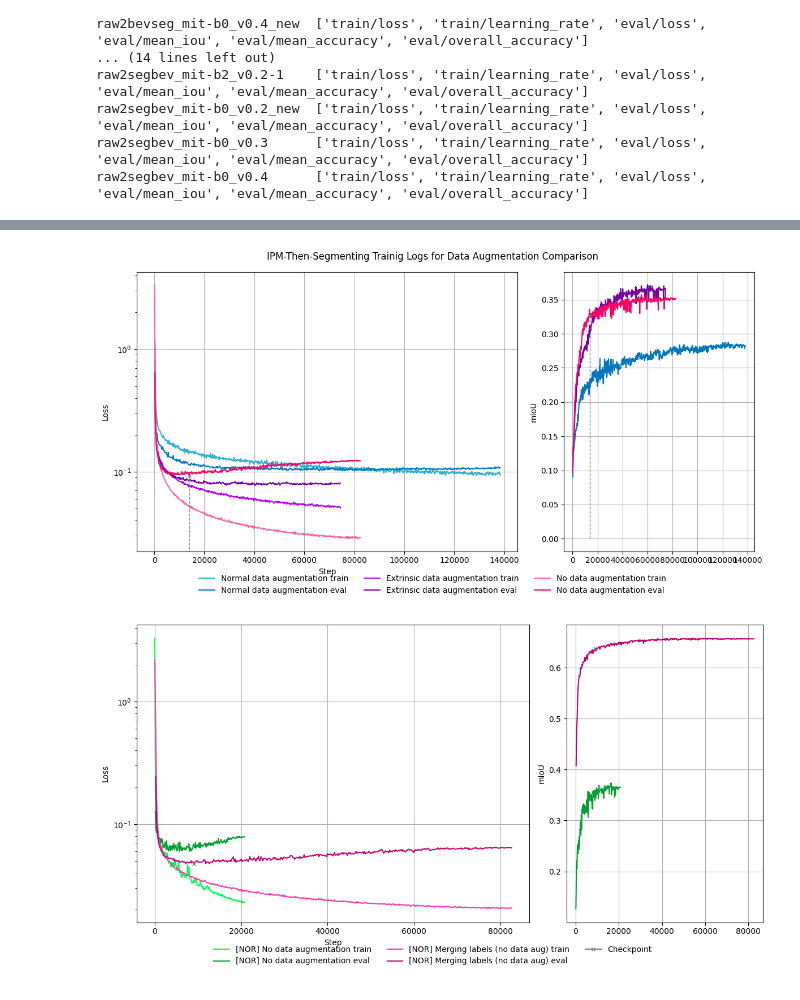
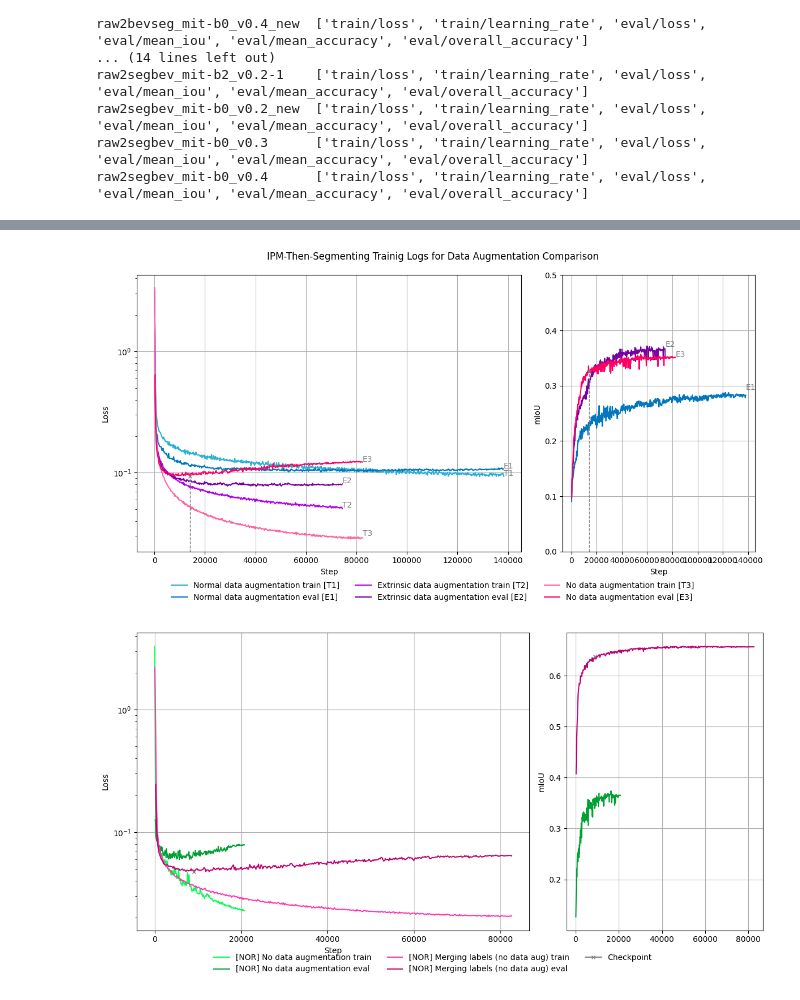
Before and after one commit to alanglk/BEV2Seg_2, a Jupyter notebook: notebooks/tensorboard_logs.ipynb, the cells around one changed output, grey strips where cells are left out. Saved outputs shown, nothing was run; the diff lists cells and outputs as text; code cells hidden in the pictures.

```diff
--- a/notebooks/tensorboard_logs.ipynb
+++ b/notebooks/tensorboard_logs.ipynb
@@ -163,11 +196,11 @@ raw2segbev_mit-b0_v0.3      ['train/loss', 'train/learning_rate', 'eval/loss', '
 raw2segbev_mit-b0_v0.4      ['train/loss', 'train/learning_rate', 'eval/loss', 'eval/mean_iou', 'eval/mean_accuracy', 'eval/overall_accuracy']
 # %%
 # WITHOUT DATA AUGMENTATION
-fig, axes = plt.subplots(1, 2, sharex=True, sharey=False, figsize=(12, 6),gridspec_kw={'width_ratios': [2, 1]} )
-plot_train_vs_eval_loss(bev_logs, "raw2bevseg_mit-b0_v0.4_new", label_name="IPM-Then-Segmenting MiT-B0", checkpoint=14000, max_step=20700, colors = (COLOR_PALETTE[1], COLOR_PALETTE[0]), ax=axes[0])
-plot_train_vs_eval_loss(nu_logs, "raw2segbev_mit-b0_v0.2_new", label_name="Segmenting-Then-IPM MiT-B0", checkpoint=11800, max_step=20700, colors = (COLOR_PALETTE[7], COLOR_PALETTE[6]), ax=axes[0])
-plot_mIoU(bev_logs, "raw2bevseg_mit-b0_v0.4_new", label_name="IPM-Then-Segmenting MiT-B0", checkpoint=14000, max_step=20700, color = COLOR_PALETTE[0], ax=axes[1])
-plot_mIoU(nu_logs, "raw2segbev_mit-b0_v0.2_new", label_name="Segmenting-Then-IPM MiT-B0", checkpoint=11800, max_step=20700, color = COLOR_PALETTE[6], ax=axes[1])
+fig, axes = plt.subplots(1, 2, sharex=False, sharey=False, figsize=(12, 6),gridspec_kw={'width_ratios': [2, 1]} )
+plot_train_vs_eval_loss(bev_logs, "raw2bevseg_mit-b0_v0.4_new", label_name="IPM-Then-Segmenting MiT-B0", checkpoint=14000, max_step=20700, colors = (COLOR_PALETTE[1], COLOR_PALETTE[0]), graph_labels=["T1", "E1"], ax=axes[0])
+plot_train_vs_eval_loss(nu_logs, "raw2segbev_mit-b0_v0.2_new", label_name="Segmenting-Then-IPM MiT-B0", checkpoint=11800, max_step=20700, colors = (COLOR_PALETTE[7], COLOR_PALETTE[6]), graph_labels=["T2", "E2"], ax=axes[0])
+plot_mIoU(bev_logs, "raw2bevseg_mit-b0_v0.4_new", label_name="IPM-Then-Segmenting MiT-B0", checkpoint=14000, max_step=20700, color = COLOR_PALETTE[0], graph_label="E1", ax=axes[1])
+plot_mIoU(nu_logs, "raw2segbev_mit-b0_v0.2_new", label_name="Segmenting-Then-IPM MiT-B0", checkpoint=11800, max_step=20700, color = COLOR_PALETTE[6], graph_label="E2", ax=axes[1])
 
 handles, labels = axes[0].get_legend_handles_labels()
 fig.legend(handles, labels,loc='lower center',ncol=4,bbox_to_anchor=(0.5, -0.05),frameon=False)
@@ -177,8 +210,11 @@ axes[0].set_ylabel("Loss")
 axes[0].set_yscale('log')
 axes[0].grid(True)
 
+axes[1].set_xlabel("Step")
 axes[1].set_ylabel("mIoU")
+axes[1].set_ylim((0.0, 0.5))
 axes[1].grid(True)
+
 
 plt.suptitle("BEV2Seg_2 Training Logs Comparison")
 plt.tight_layout()
@@ -212,30 +250,32 @@ plt.show()
 # %%
 # [BEV] DATA AUG COMP
 fig, axes = plt.subplots(1, 2, sharex=True, sharey=False, figsize=(12, 6),gridspec_kw={'width_ratios': [2, 1]} )
 
-plot_train_vs_eval_loss(bev_logs, "raw2bevseg_mit-b0_v0.6", label_name="Normal data augmentation", colors = [COLOR_PALETTE[3], COLOR_PALETTE[2]], ax=axes[0])
-plot_mIoU(bev_logs, "raw2bevseg_mit-b0_v0.6", label_name="Normal data augmentation", color = COLOR_PALETTE[2], ax=axes[1])
-plot_train_vs_eval_loss(bev_logs, "raw2bevseg_mit-b0_v0.5_new", label_name="Extrinsic data augmentation", colors = [COLOR_PALETTE[5], COLOR_PALETTE[4]], ax=axes[0])
-plot_mIoU(bev_logs, "raw2bevseg_mit-b0_v0.5_new", label_name="Extrinsic data augmentation", color = COLOR_PALETTE[4], ax=axes[1])
-plot_train_vs_eval_loss(bev_logs, "raw2bevseg_mit-b0_v0.4_new", checkpoint=14000, label_name="No data augmentation", colors = [COLOR_PALETTE[1], COLOR_PALETTE[0]], ax=axes[0])
-plot_mIoU(bev_logs, "raw2bevseg_mit-b0_v0.4_new", checkpoint=14000, label_name="No data augmentation", color = COLOR_PALETTE[0], ax=axes[1])
+plot_train_vs_eval_loss(bev_logs, "raw2bevseg_mit-b0_v0.6", label_name="Normal data augmentation", colors = [COLOR_PALETTE[3], COLOR_PALETTE[2]], graph_labels=["T1", "E1"], ax=axes[0])
+plot_mIoU(bev_logs, "raw2bevseg_mit-b0_v0.6", label_name="Normal data augmentation", color = COLOR_PALETTE[2], graph_label="E1", ax=axes[1])
+plot_train_vs_eval_loss(bev_logs, "raw2bevseg_mit-b0_v0.5_new", label_name="Extrinsic data augmentation", colors = [COLOR_PALETTE[5], COLOR_PALETTE[4]], graph_labels=["T2", "E2"], ax=axes[0])
+plot_mIoU(bev_logs, "raw2bevseg_mit-b0_v0.5_new", label_name="Extrinsic data augmentation", color = COLOR_PALETTE[4], graph_label="E2", graph_label_offset=0.02, ax=axes[1])
+plot_train_vs_eval_loss(bev_logs, "raw2bevseg_mit-b0_v0.4_new", checkpoint=14000, label_name="No data augmentation", colors = [COLOR_PALETTE[1], COLOR_PALETTE[0]], graph_labels=["T3", "E3"], ax=axes[0])
+plot_mIoU(bev_logs, "raw2bevseg_mit-b0_v0.4_new", checkpoint=14000, label_name="No data augmentation", color = COLOR_PALETTE[0], graph_label="E3", graph_label_offset=0.001, ax=axes[1])
 
 handles, labels = axes[0].get_legend_handles_labels()
-fig.legend(handles, labels,loc='lower center',ncol=3,bbox_to_anchor=(0.5, -0.05),frameon=False)
+fig.legend(handles, labels,loc='lower center',ncol=3,bbox_to_anchor=(0.5, -0.07),frameon=False)
 
 axes[0].set_xlabel("Step")
 axes[0].set_ylabel("Loss")
 axes[0].set_yscale('log')
 axes[0].grid(True)
 
+axes[1].set_xlabel("Step")
 axes[1].set_ylabel("mIoU")
+axes[1].set_ylim((0.0, 0.5))
 axes[1].grid(True)
 
 fig.suptitle("IPM-Then-Segmenting Trainig Logs for Data Augmentation Comparison")
 plt.tight_layout()
 plt.show()
 # %% [output]
-[figure, old version]
+[figure, new version]
 # %%
 # WITH MERGING LABELS
 fig, axes = plt.subplots(1, 2, sharex=True, sharey=False, figsize=(12, 6),gridspec_kw={'width_ratios': [2, 1]} )
```
Also changed, not shown: parts of 3 cells of this notebook, 10 other files.
